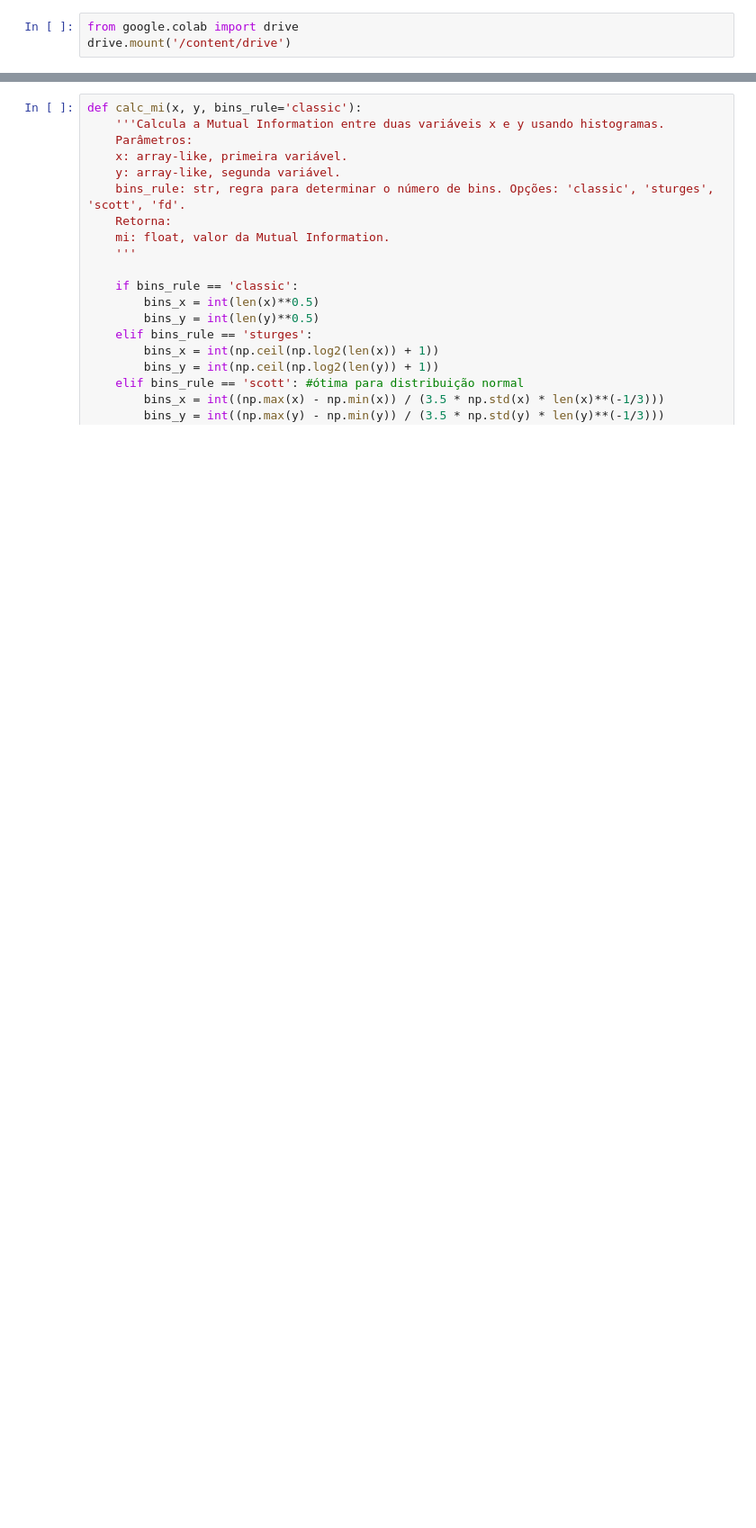
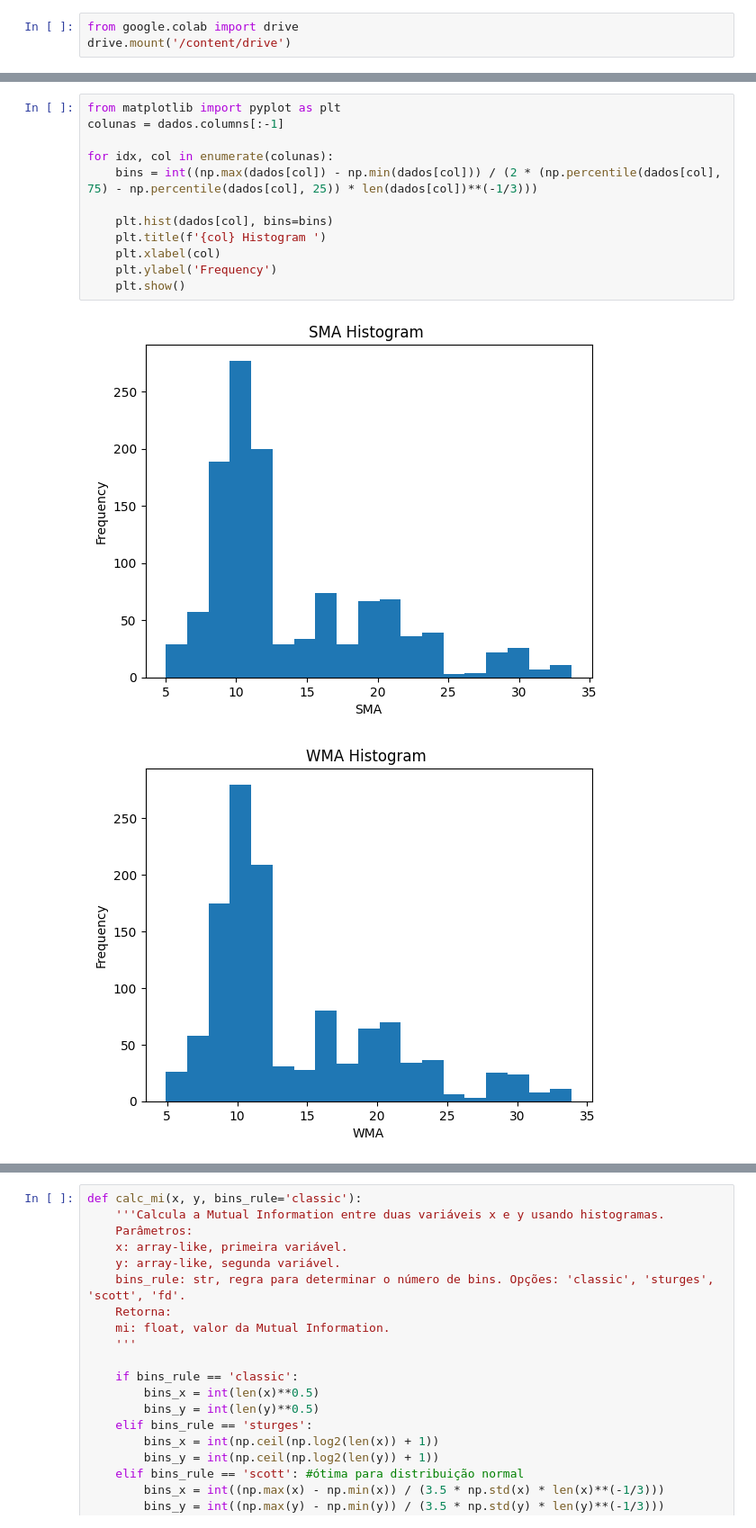
Before and after one commit to c-mmonteiro/t1-algo-feature, a Jupyter notebook: Trabaho1_MI.ipynb, the cells around one changed output, grey strips where cells are left out. Shown at 90% size. Drawn from its saved outputs; the diff is of its cells as text; blank space fills up the shorter version.

```diff
--- a/Trabaho1_MI.ipynb
+++ b/Trabaho1_MI.ipynb
@@ -135,0 +58,15 @@ for idx, col in enumerate(colunas):
+# %%
+from matplotlib import pyplot as plt
+colunas = dados.columns[:-1]
+
+for idx, col in enumerate(colunas):
+    bins = int((np.max(dados[col]) - np.min(dados[col])) / (2 * (np.percentile(dados[col], 75) - np.percentile(dados[col], 25)) * len(dados[col])**(-1/3)))
+
+    plt.hist(dados[col], bins=bins)
+    plt.title(f'{col} Histogram ')
+    plt.xlabel(col)
+    plt.ylabel('Frequency')
+    plt.show()
+# %% [output]
+[figure, added]
+[figure, added]
```
Also changed, not shown: parts of 50 cells of this notebook, 1 other file.
